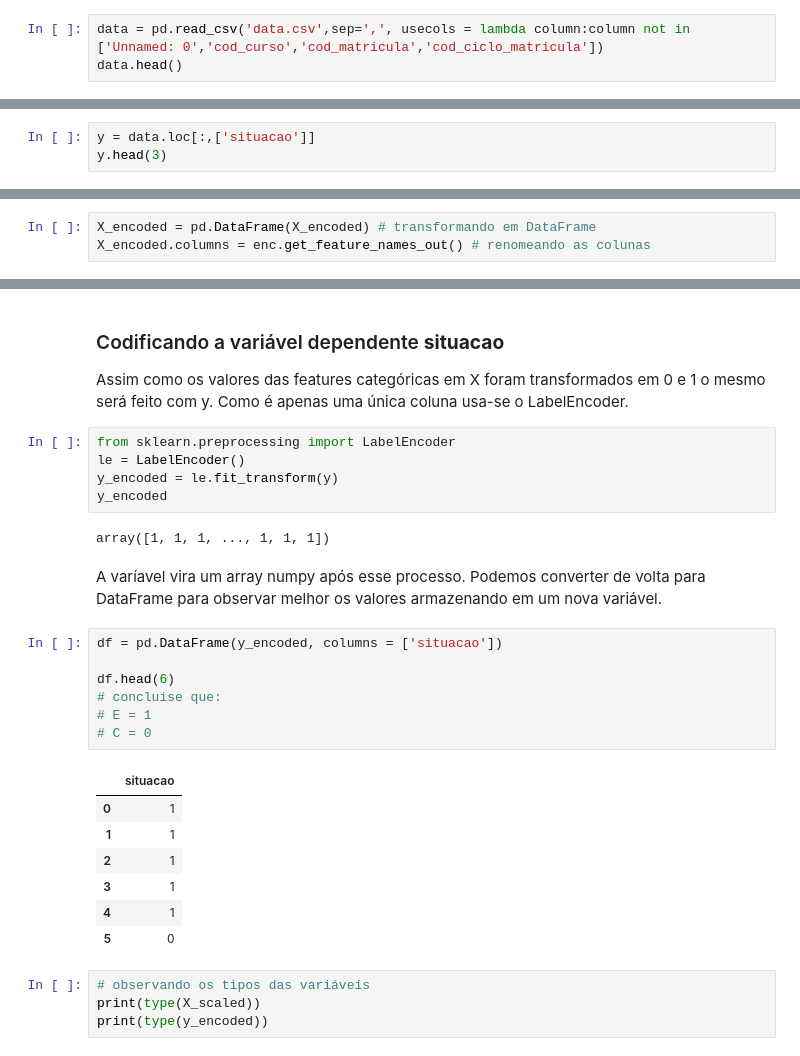
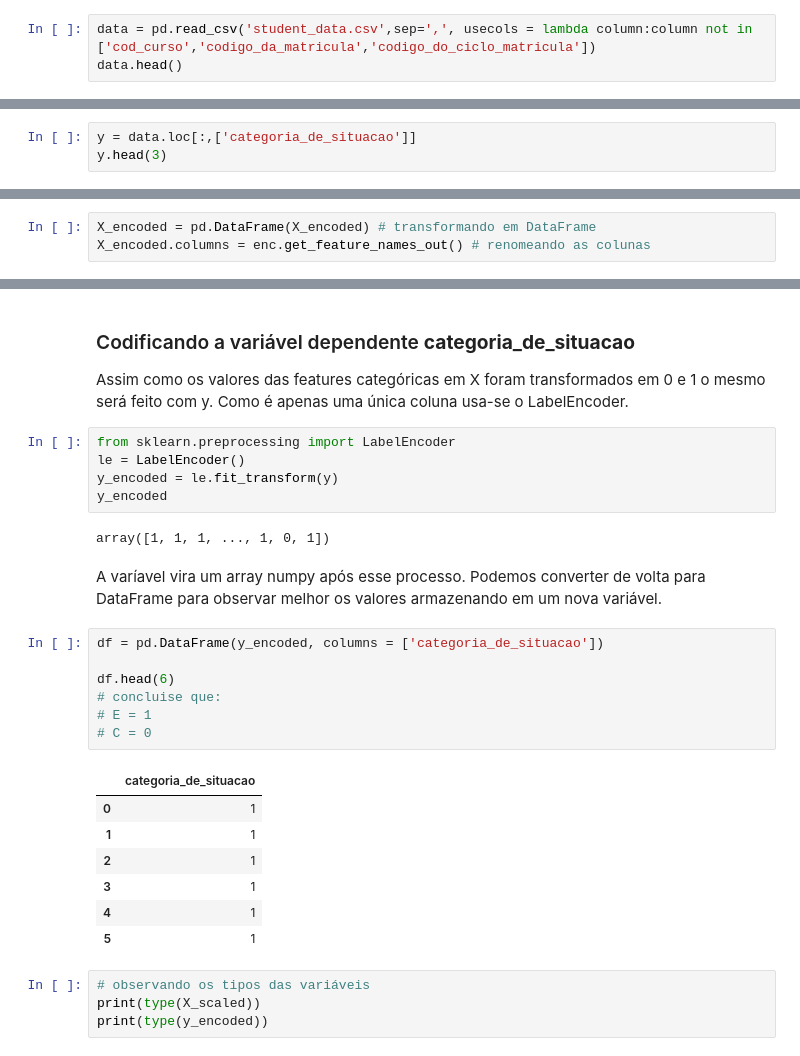
Before and after one commit to math3usvalenca/machine-learning-no-combate-a-evasao-estudantil, a Jupyter notebook: aplicacao-de-algoritmos/machine_learning.ipynb, the cells around one changed output, grey strips where cells are left out. Cells and saved outputs as stored; diff of their text form.

```diff
--- a/aplicacao-de-algoritmos/machine_learning.ipynb
+++ b/aplicacao-de-algoritmos/machine_learning.ipynb
@@ -25,6 +33,6 @@ warnings.filterwarnings("ignore")
 # %% [markdown]
 Lendo a base de dados e dispensando as colunas desnecessárias.
 # %%
-data = pd.read_csv('data.csv',sep=',', usecols = lambda column:column not in ['Unnamed: 0','cod_curso','cod_matricula','cod_ciclo_matricula'])
+data = pd.read_csv('student_data.csv',sep=',', usecols = lambda column:column not in ['cod_curso','codigo_da_matricula','codigo_do_ciclo_matricula'])
 data.head()
 # %% [output]
@@ -62,4 +73,4 @@ X.head(3)
 # %%
-y = data.loc[:,['situacao']]
+y = data.loc[:,['categoria_de_situacao']]
 y.head(3)
 # %% [output]
@@ -188,5 +187,5 @@ df_scaled.describe()
 # %% [markdown]
-<h3>Codificando a variável dependente <b>situacao</b></h3>
+<h3>Codificando a variável dependente <b>categoria_de_situacao</b></h3>
 Assim como os valores das features categóricas em X foram transformados em 0 e 1 o mesmo será feito com y. Como é apenas uma única coluna usa-se o LabelEncoder.
 # %%
 from sklearn.preprocessing import LabelEncoder
@@ -194,24 +193,24 @@ le = LabelEncoder()
 y_encoded = le.fit_transform(y)
 y_encoded
 # %% [output]
-array([1, 1, 1, ..., 1, 1, 1])
+array([1, 1, 1, ..., 1, 0, 1])
 # %% [markdown]
 A varíavel vira um array numpy após esse processo. Podemos converter de volta para DataFrame para observar melhor os valores armazenando em um nova variável.
 # %%
-df = pd.DataFrame(y_encoded, columns = ['situacao'])
+df = pd.DataFrame(y_encoded, columns = ['categoria_de_situacao'])
 
 df.head(6)
 # concluise que:
 # E = 1
 # C = 0
 # %% [output]
-|  | situacao |
+|  | categoria_de_situacao |
 | 0 | 1 |
 | 1 | 1 |
 | 2 | 1 |
 | 3 | 1 |
 | 4 | 1 |
-| 5 | 0 |
+| 5 | 1 |
 # %%
 # observando os tipos das variáveis
 print(type(X_scaled))
```
Also changed, not shown: parts of 125 cells of this notebook.
